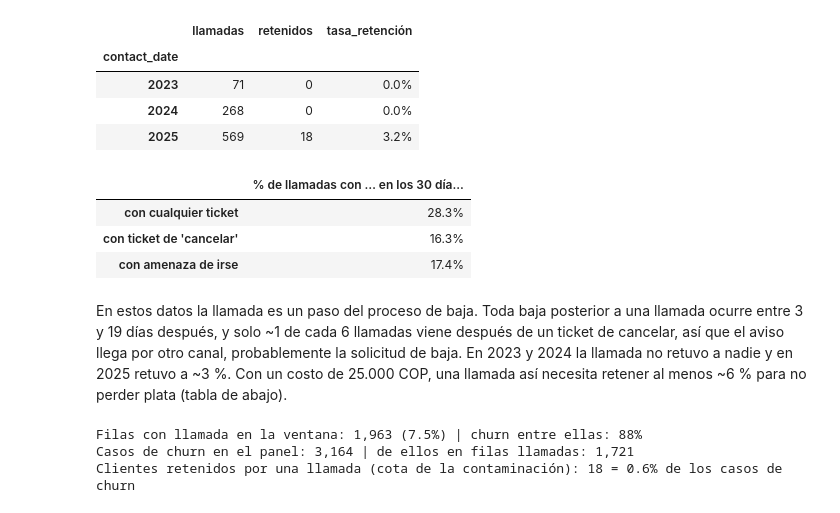
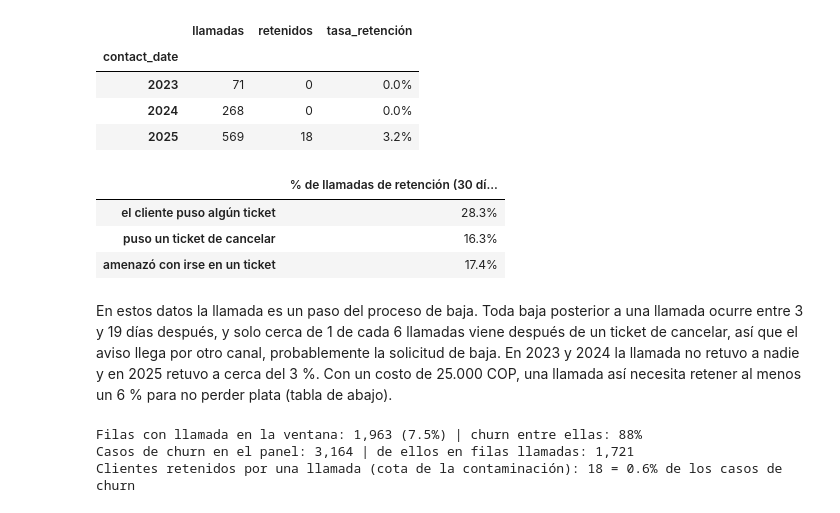
Before and after one commit to unfresh25/conecta-churn, a Jupyter notebook: solucion.ipynb, the cells around one changed output. Cells and saved outputs as stored; diff of their text form; code cells hidden in the pictures.

Commit message:
refactor: quitar ajuste de hiperparametros, aclarar tabla de llamadas y evitar tachados por ~

```diff
--- a/solucion.ipynb
+++ b/solucion.ipynb
@@ -603,22 +584,22 @@ Días entre la llamada y la baja: mediana 11, mínimo 3, máximo 19
 # %%
 tk_prev = tk.merge(outcomes[["cliente_id", "contact_date"]], on="cliente_id")
 day = tk_prev["created_at"].dt.normalize()
 tk_prev = tk_prev[(day <= tk_prev["contact_date"]) & (day > tk_prev["contact_date"] - pd.Timedelta(days=30))]
 pd.Series({
-    "con cualquier ticket": tk_prev["cliente_id"].nunique() / len(outcomes),
-    "con ticket de 'cancelar'": tk_prev.loc[tk_prev["topic"] == "cancelar", "cliente_id"].nunique() / len(outcomes),
-    "con amenaza de irse": tk_prev.loc[tk_prev["p_threat"] > .5, "cliente_id"].nunique() / len(outcomes),
-}, name="% de llamadas con … en los 30 días previos").to_frame().style.format("{:.1%}")
+    "el cliente puso algún ticket": tk_prev["cliente_id"].nunique() / len(outcomes),
+    "puso un ticket de cancelar": tk_prev.loc[tk_prev["topic"] == "cancelar", "cliente_id"].nunique() / len(outcomes),
+    "amenazó con irse en un ticket": tk_prev.loc[tk_prev["p_threat"] > .5, "cliente_id"].nunique() / len(outcomes),
+}, name="% de llamadas de retención (30 días antes de la llamada)").to_frame().style.format("{:.1%}")
 # %% [output]
-|  | % de llamadas con … en los 30 día... |
-| con cualquier ticket | 28.3% |
-| con ticket de 'cancelar' | 16.3% |
-| con amenaza de irse | 17.4% |
+|  | % de llamadas de retención (30 dí... |
+| el cliente puso algún ticket | 28.3% |
+| puso un ticket de cancelar | 16.3% |
+| amenazó con irse en un ticket | 17.4% |
 # %% [markdown]
 En estos datos la llamada es un paso del proceso de baja. Toda baja posterior a una llamada ocurre entre 3 y 19 días después, y solo
-~1 de cada 6 llamadas viene después de un ticket de cancelar, así que el aviso llega por otro canal, probablemente la solicitud de baja.
-En 2023 y 2024 la llamada no retuvo a nadie y en 2025 retuvo a ~3 %. Con un costo de 25.000 COP, una llamada así necesita retener al
-menos ~6 % para no perder plata (tabla de abajo).
+cerca de 1 de cada 6 llamadas viene después de un ticket de cancelar, así que el aviso llega por otro canal, probablemente la solicitud de baja.
+En 2023 y 2024 la llamada no retuvo a nadie y en 2025 retuvo a cerca del 3 %. Con un costo de 25.000 COP, una llamada así necesita retener al
+menos un 6 % para no perder plata (tabla de abajo).
 # %%
 p23 = panel_2023.copy()
 contact_date = p23["cliente_id"].map(data.clients.set_index("cliente_id")["fecha_contacto_retencion"])
```
Also changed, not shown: parts of 13 cells of this notebook, 4 other files.
